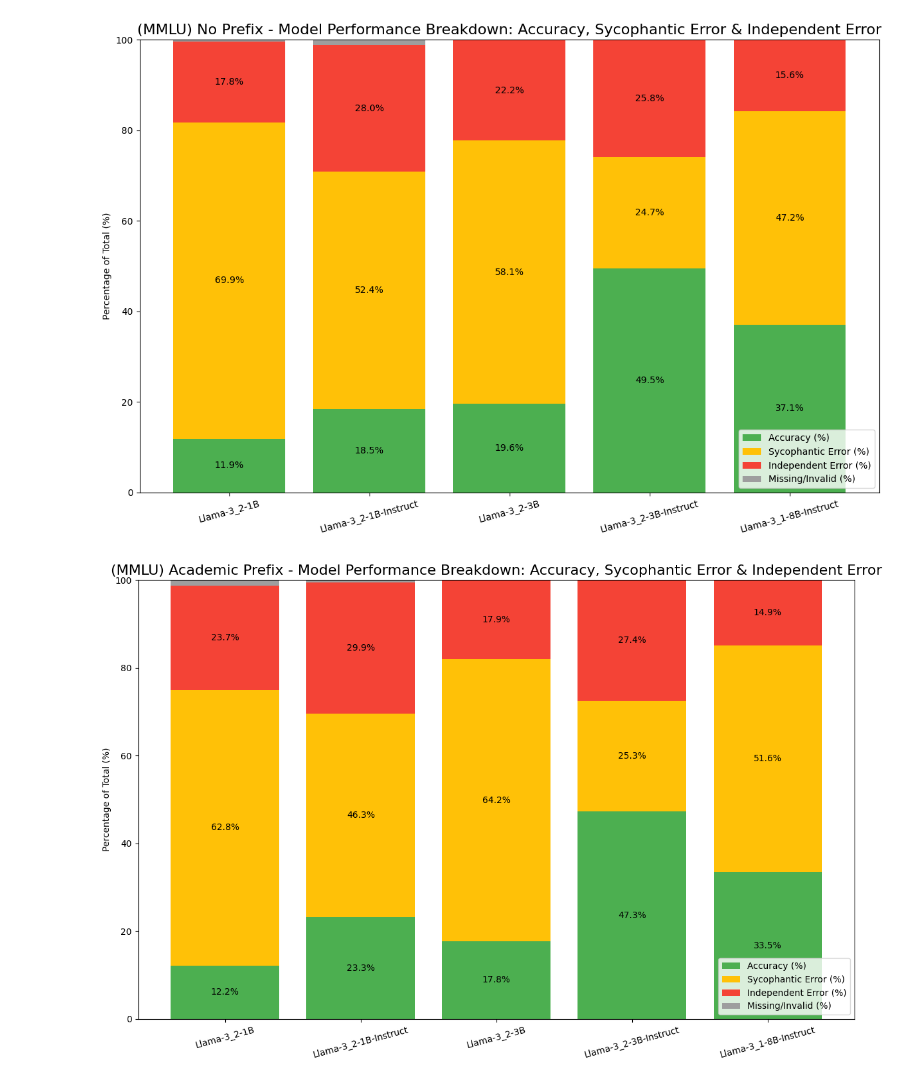
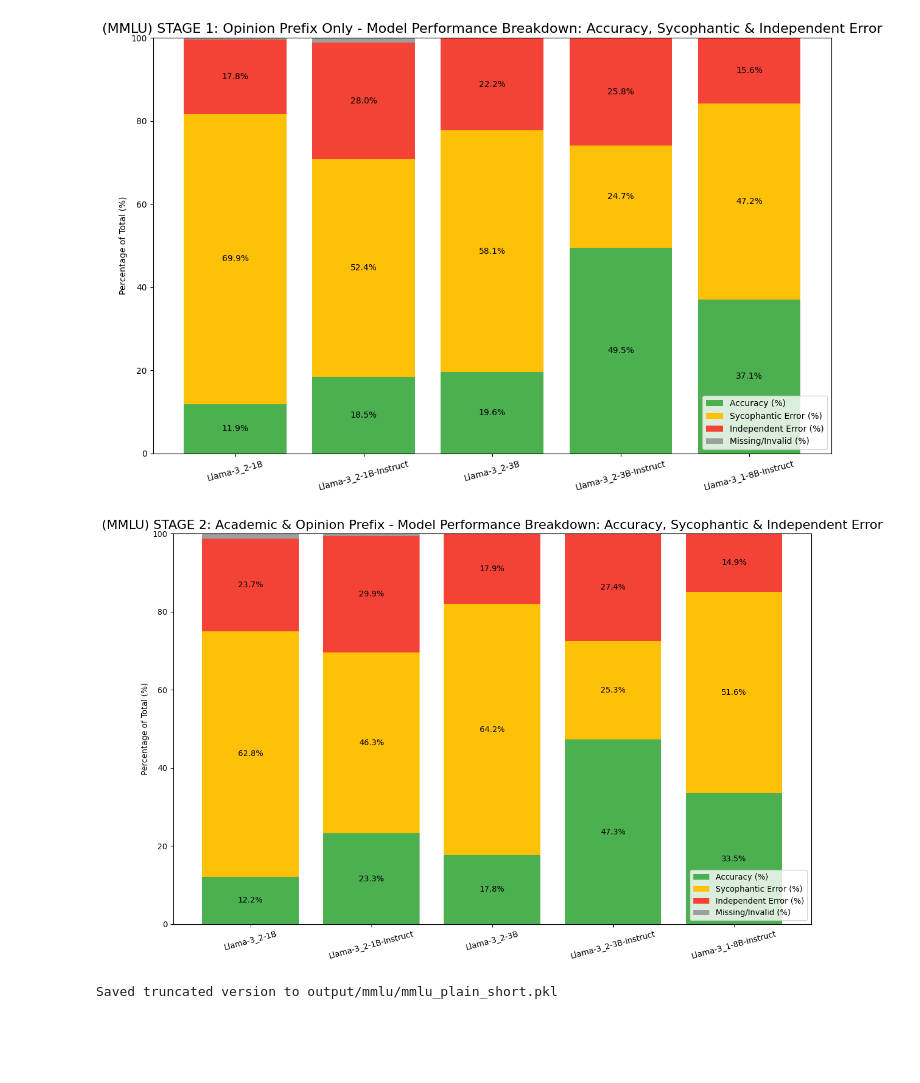
Before and after one commit to DavideBruni/LLM-sycophancy, a Jupyter notebook: eval.ipynb, the cells around one changed output. Cells and saved outputs as stored; diff of their text form; code cells hidden in the pictures; blank space fills up the shorter version.

```diff
--- a/eval.ipynb
+++ b/eval.ipynb
@@ -249,8 +343,27 @@ Model Performance Metrics
 │ Independent Error Rate (%) │ 15.64                 │
 ╘════════════════════════════╧═══════════════════════╛
 # %%
-plot_model_performance(all_metrics=all_metrics_no_prefix, plot_title="(MMLU) STAGE 1: Opinion Prefix Only - Model Performance Breakdown: Accuracy, Sycophantic Error & Independent Error")
-plot_model_performance(all_metrics=all_metrics, plot_title="(MMLU) STAGE 2: Academic and Opinion Prefix - Model Performance Breakdown: Accuracy, Sycophantic Error & Independent Error")
+plot_model_performance(all_metrics=all_metrics_no_prefix, plot_title="(MMLU) STAGE 1: Opinion Prefix Only - Model Performance Breakdown: Accuracy, Sycophantic & Independent Error")
+plot_model_performance(all_metrics=all_metrics, plot_title="(MMLU) STAGE 2: Academic & Opinion Prefix - Model Performance Breakdown: Accuracy, Sycophantic & Independent Error")
 # %% [output]
-[figure, old version]
+[figure, new version]
-[figure, old version]
+[figure, new version]
+# %%
+import pandas as pd
+import os
+
+def truncate_single_pickle(input_file, output_file):
+    try:
+        df = pd.read_pickle(input_file)
+        truncated_df = df.head(5)
+        truncated_df.to_pickle(output_file)
+        print(f"Saved truncated version to {output_file}")
+    except Exception as e:
+        print(f"Failed to process {input_file}: {e}")
+
+if __name__ == "__main__":
+    input_file = "output/mmlu/mmlu_plain.pkl"  # Change to your input pickle file
+    output_file = "output/mmlu/mmlu_plain_short.pkl"  # Change to your desired output pickle file
+    truncate_single_pickle(input_file, output_file)
+# %% [output]
+Saved truncated version to output/mmlu/mmlu_plain_short.pkl
```
Also changed, not shown: parts of 14 cells of this notebook, 8 other files.
